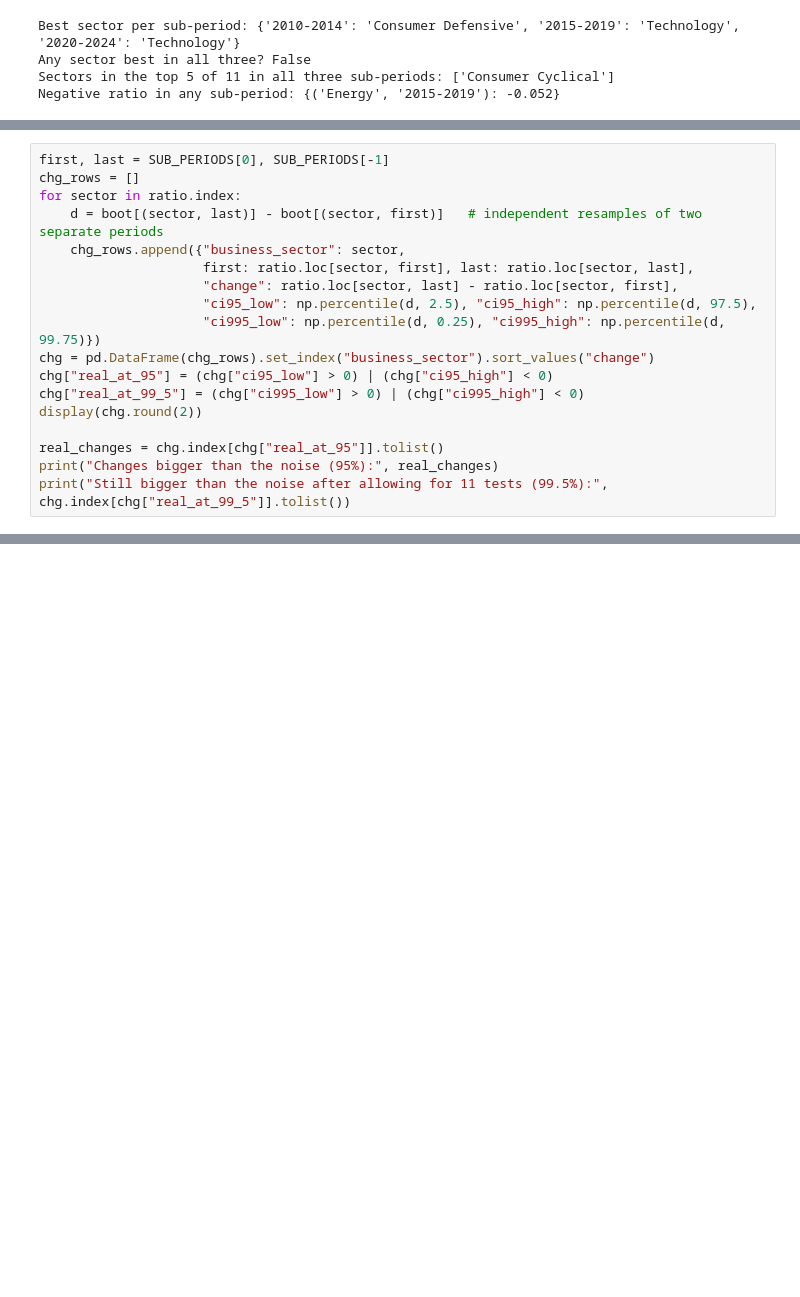
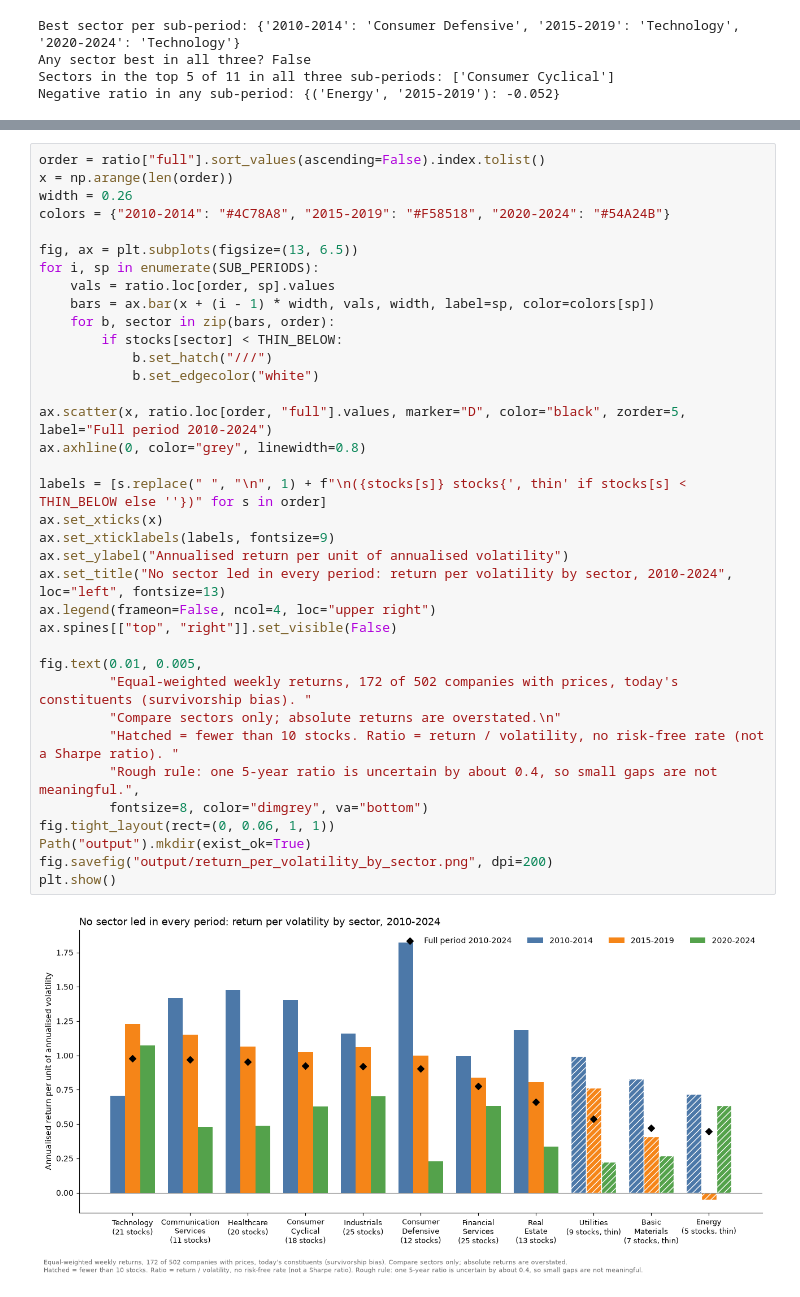
Before and after one commit to nmacharla889/dbt_sp500_stocks, a Jupyter notebook: notebooks/sector_risk_return.ipynb, the cells around one changed output, grey strips where cells are left out. Drawn from its saved outputs; the diff is of its cells as text; blank space fills up the shorter version.

Commit message:
Revert "Fix weekly return formula, keep 2010–2014 weeks, add data quality checks"

```diff
--- a/notebooks/sector_risk_return.ipynb
+++ b/notebooks/sector_risk_return.ipynb
@@ -376,18 +225,0 @@ With 11 sectors tested, about one could pass by chance, so the 99.5% range (95%
-# %%
-first, last = SUB_PERIODS[0], SUB_PERIODS[-1]
-chg_rows = []
-for sector in ratio.index:
-    d = boot[(sector, last)] - boot[(sector, first)]   # independent resamples of two separate periods
-    chg_rows.append({"business_sector": sector,
-                     first: ratio.loc[sector, first], last: ratio.loc[sector, last],
-                     "change": ratio.loc[sector, last] - ratio.loc[sector, first],
-                     "ci95_low": np.percentile(d, 2.5), "ci95_high": np.percentile(d, 97.5),
-                     "ci995_low": np.percentile(d, 0.25), "ci995_high": np.percentile(d, 99.75)})
-chg = pd.DataFrame(chg_rows).set_index("business_sector").sort_values("change")
-chg["real_at_95"] = (chg["ci95_low"] > 0) | (chg["ci95_high"] < 0)
-chg["real_at_99_5"] = (chg["ci995_low"] > 0) | (chg["ci995_high"] < 0)
-display(chg.round(2))
-
-real_changes = chg.index[chg["real_at_95"]].tolist()
-print("Changes bigger than the noise (95%):", real_changes)
-print("Still bigger than the noise after allowing for 11 tests (99.5%):", chg.index[chg["real_at_99_5"]].tolist())
@@ -494,0 +229,38 @@ plt.show()
+# %%
+order = ratio["full"].sort_values(ascending=False).index.tolist()
+x = np.arange(len(order))
+width = 0.26
+colors = {"2010-2014": "#4C78A8", "2015-2019": "#F58518", "2020-2024": "#54A24B"}
+
+fig, ax = plt.subplots(figsize=(13, 6.5))
+for i, sp in enumerate(SUB_PERIODS):
+    vals = ratio.loc[order, sp].values
+    bars = ax.bar(x + (i - 1) * width, vals, width, label=sp, color=colors[sp])
+    for b, sector in zip(bars, order):
+        if stocks[sector] < THIN_BELOW:
+            b.set_hatch("///")
+            b.set_edgecolor("white")
+
+ax.scatter(x, ratio.loc[order, "full"].values, marker="D", color="black", zorder=5, label="Full period 2010-2024")
+ax.axhline(0, color="grey", linewidth=0.8)
+
+labels = [s.replace(" ", "\n", 1) + f"\n({stocks[s]} stocks{', thin' if stocks[s] < THIN_BELOW else ''})" for s in order]
+ax.set_xticks(x)
+ax.set_xticklabels(labels, fontsize=9)
+ax.set_ylabel("Annualised return per unit of annualised volatility")
+ax.set_title("No sector led in every period: return per volatility by sector, 2010-2024", loc="left", fontsize=13)
+ax.legend(frameon=False, ncol=4, loc="upper right")
+ax.spines[["top", "right"]].set_visible(False)
+
+fig.text(0.01, 0.005,
+         "Equal-weighted weekly returns, 172 of 502 companies with prices, today's constituents (survivorship bias). "
+         "Compare sectors only; absolute returns are overstated.\n"
+         "Hatched = fewer than 10 stocks. Ratio = return / volatility, no risk-free rate (not a Sharpe ratio). "
+         "Rough rule: one 5-year ratio is uncertain by about 0.4, so small gaps are not meaningful.",
+         fontsize=8, color="dimgrey", va="bottom")
+fig.tight_layout(rect=(0, 0.06, 1, 1))
+Path("output").mkdir(exist_ok=True)
+fig.savefig("output/return_per_volatility_by_sector.png", dpi=200)
+plt.show()
+# %% [output]
+[figure, added]
```
Also changed, not shown: parts of 21 cells of this notebook, 19 other files.
